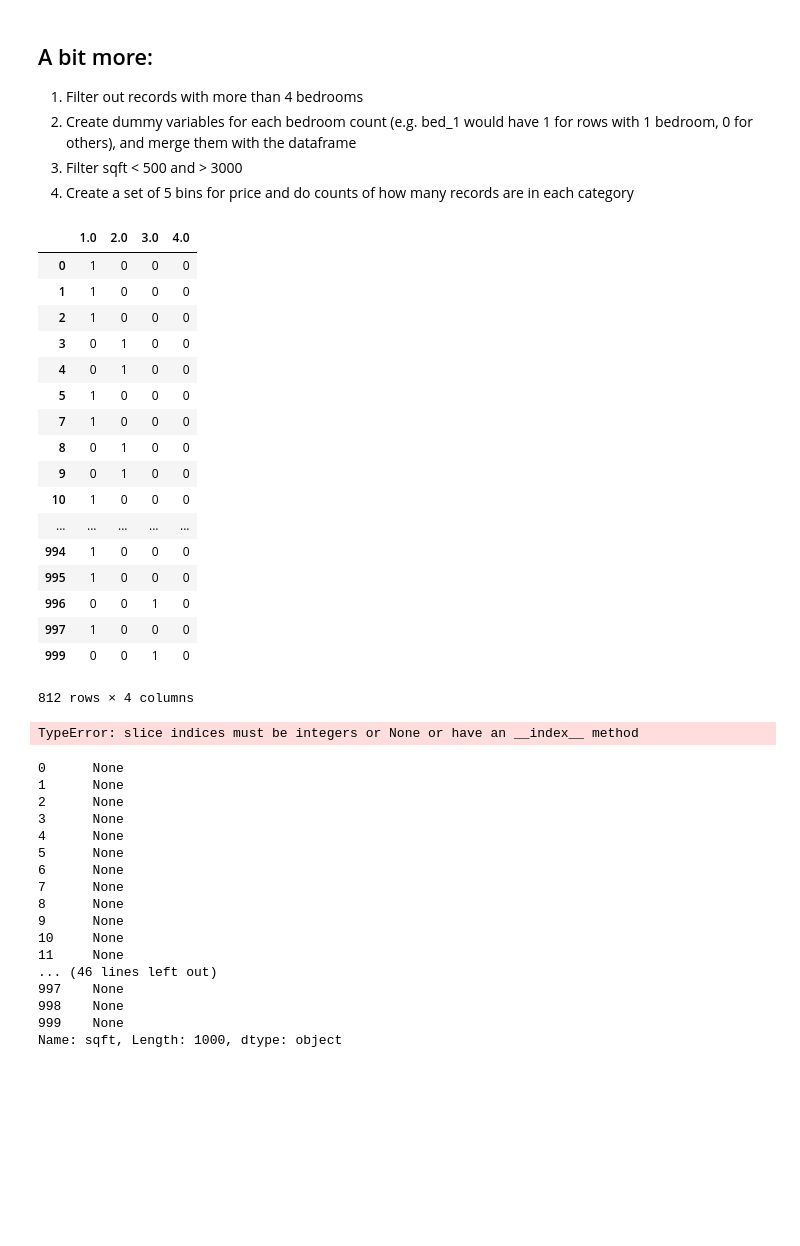
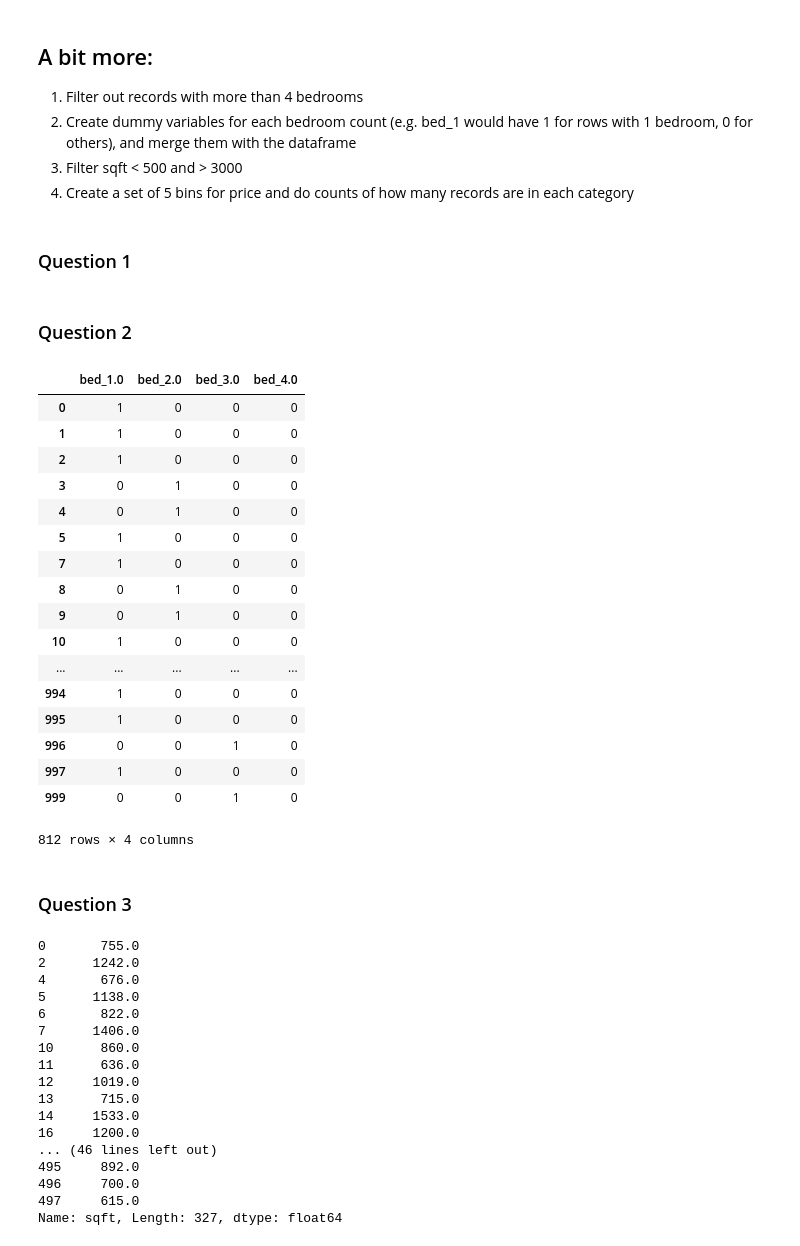
Before and after one commit to Chrisneny/ce599, a Jupyter notebook: 07-Data Wrangling/data-wrangling.ipynb, the cells around one changed output. Drawn from its saved outputs; the diff is of its cells as text; code cells hidden in the pictures; blank space fills up the shorter version.

```diff
--- a/07-Data Wrangling/data-wrangling.ipynb
+++ b/07-Data Wrangling/data-wrangling.ipynb
@@ -533,6 +533,8 @@ The related DataFrame.join method, uses merge internally for the index-on-index
 2. Create dummy variables for each bedroom count (e.g. bed_1 would have 1 for rows with 1 bedroom, 0 for others), and merge them with the dataframe
 3. Filter sqft < 500 and > 3000
 4. Create a set of 5 bins for price and do counts of how many records are in each category
+# %% [markdown]
+### Question 1
 # %%
 import pandas as pd
 
@@ -548,10 +550,12 @@ def clean_br(value):
 cl['bedrooms'] = cl['bedrooms'].map(clean_br)
 df = pd.DataFrame(cl['bedrooms'])
 df1 = df[df['bedrooms']<=4]
+# %% [markdown]
+### Question 2
 # %%
-pd.get_dummies(df1['bedrooms'])
+pd.get_dummies(df1['bedrooms'], prefix = 'bed')
 # %% [output]
-|  | 1.0 | 2.0 | 3.0 | 4.0 |
+|  | bed_1.0 | bed_2.0 | bed_3.0 | bed_4.0 |
 | 0 | 1 | 0 | 0 | 0 |
 | 1 | 1 | 0 | 0 | 0 |
 | 2 | 1 | 0 | 0 | 0 |
@@ -569,49 +573,29 @@ pd.get_dummies(df1['bedrooms'])
 | 997 | 1 | 0 | 0 | 0 |
 | 999 | 0 | 0 | 1 | 0 |
 812 rows × 4 columns
-# %%
-def clean_sqft(value):
-    if isinstance(value, str):
-        end = value.find('ft')
-        if end == -1:
-            end1 = value.find('br')
-            if end1 = -1
-            return None
-        else:
-            start = value.find('-') + 2
-            return int(value[start:end])
-cl['sqft'] = cl['sqft'].map(clean_sqft)
-cl['sqft']
-# %% [output]
-TypeError: slice indices must be integers or None or have an __index__ method
-# %%
-def clean_sqft(value):
-    if isinstance(value, str):
-        bf = value.strip('br')
-        end = bf.find('ft')
-        for i in bf:
-            if end == -1:
-                return None
-            else:
-                start = value.find('/') + 2
-                return int(value[start:end])
-cl['sqft'] = cl['sqft'].map(clean_sqft)
-cl['sqft']
-# %% [output]
-0      None
-1      None
-2      None
-3      None
-4      None
-5      None
-6      None
-7      None
-8      None
-9      None
-10     None
-11     None
-... (46 lines left out)
-997    None
-998    None
-999    None
-Name: sqft, Length: 1000, dtype: object
+# %% [markdown]
+### Question 3
+# %%
+df = pd.read_csv('rents_full.csv')
+df = df[df['sqft'] > 500]
+df[df['sqft']<3000]
+sqft_filtered = df['sqft']
+sqft_filtered
+# %% [output]
+0       755.0
+2      1242.0
+4       676.0
+5      1138.0
+6       822.0
+7      1406.0
+10      860.0
+11      636.0
+12     1019.0
+13      715.0
+14     1533.0
+16     1200.0
+... (46 lines left out)
+495     892.0
+496     700.0
+497     615.0
+Name: sqft, Length: 327, dtype: float64
```
Also changed, not shown: parts of 2 cells of this notebook.
